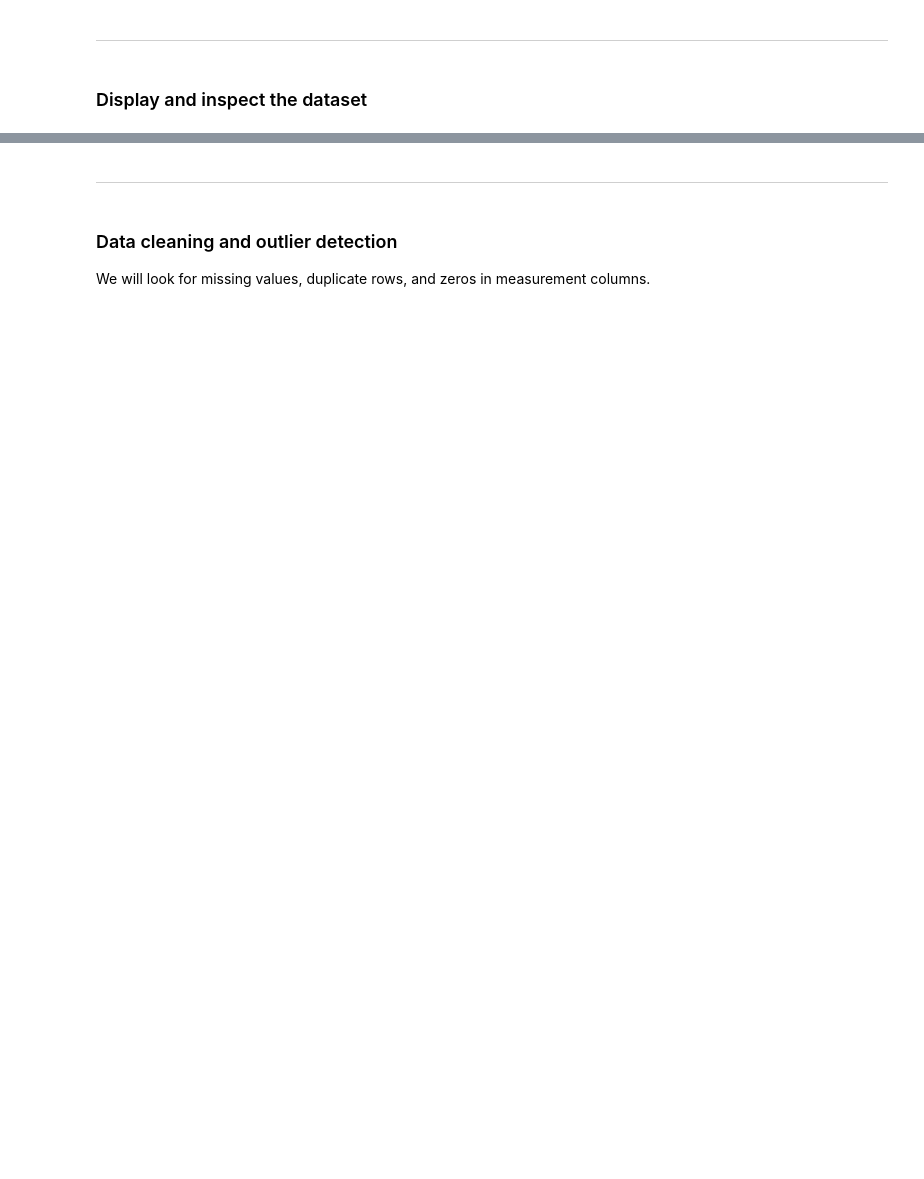
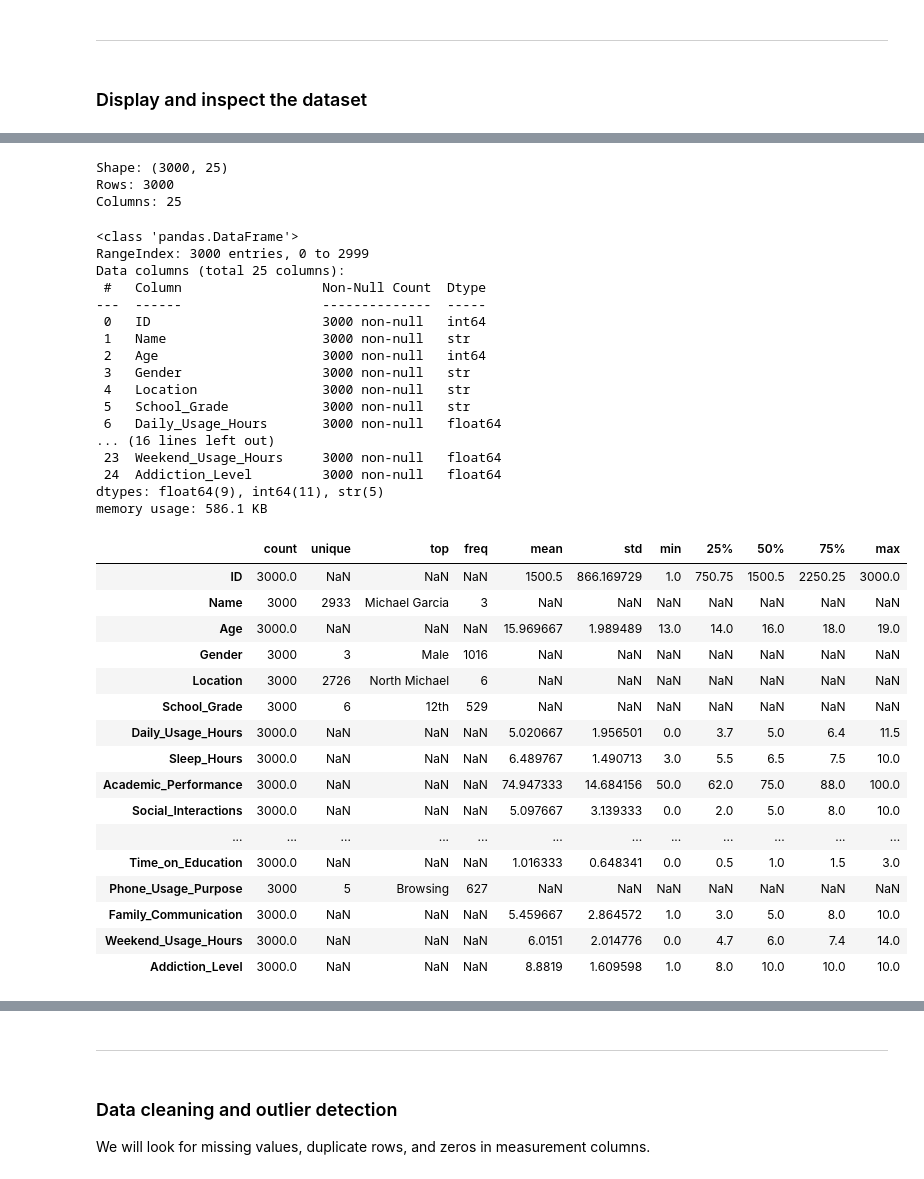
Before and after one commit to nandinidhir22-sudo/eda2, a Jupyter notebook: ph_addiction/phone_addiction_eda.ipynb, the cells around one changed output, grey strips where cells are left out. Cells and saved outputs as stored; diff of their text form; code cells hidden in the pictures; blank space fills up the shorter version.

```diff
--- a/ph_addiction/phone_addiction_eda.ipynb
+++ b/ph_addiction/phone_addiction_eda.ipynb
@@ -22,8 +30,47 @@ df.head()
 # %%
-print("Shape:", df.shape)
-print("Rows:", df.shape[0])
-print("Columns:", df.shape[1])
+print("Shape:", df_raw.shape)
+print("Rows:", df_raw.shape[0])
+print("Columns:", df_raw.shape[1])
+# %% [output]
+Shape: (3000, 25)
+Rows: 3000
+Columns: 25
 # %%
-df.info()
-display(df.describe(include="all").T)
+df_raw.info()
+display(df_raw.describe(include="all").T)
+# %% [output]
+<class 'pandas.DataFrame'>
+RangeIndex: 3000 entries, 0 to 2999
+Data columns (total 25 columns):
+ #   Column                  Non-Null Count  Dtype
+---  ------                  --------------  -----
+ 0   ID                      3000 non-null   int64
+ 1   Name                    3000 non-null   str
+ 2   Age                     3000 non-null   int64
+ 3   Gender                  3000 non-null   str
+ 4   Location                3000 non-null   str
+ 5   School_Grade            3000 non-null   str
+ 6   Daily_Usage_Hours       3000 non-null   float64
+... (16 lines left out)
+ 23  Weekend_Usage_Hours     3000 non-null   float64
+ 24  Addiction_Level         3000 non-null   float64
+dtypes: float64(9), int64(11), str(5)
+memory usage: 586.1 KB
+|  | count | unique | top | freq | mean | std | min | 25% | 50% | 75% | max |
+| ID | 3000.0 | NaN | NaN | NaN | 1500.5 | 866.169729 | 1.0 | 750.75 | 1500.5 | 2250.25 | 3000.0 |
+| Name | 3000 | 2933 | Michael Garcia | 3 | NaN | NaN | NaN | NaN | NaN | NaN | NaN |
+| Age | 3000.0 | NaN | NaN | NaN | 15.969667 | 1.989489 | 13.0 | 14.0 | 16.0 | 18.0 | 19.0 |
+| Gender | 3000 | 3 | Male | 1016 | NaN | NaN | NaN | NaN | NaN | NaN | NaN |
+| Location | 3000 | 2726 | North Michael | 6 | NaN | NaN | NaN | NaN | NaN | NaN | NaN |
+| School_Grade | 3000 | 6 | 12th | 529 | NaN | NaN | NaN | NaN | NaN | NaN | NaN |
+| Daily_Usage_Hours | 3000.0 | NaN | NaN | NaN | 5.020667 | 1.956501 | 0.0 | 3.7 | 5.0 | 6.4 | 11.5 |
+| Sleep_Hours | 3000.0 | NaN | NaN | NaN | 6.489767 | 1.490713 | 3.0 | 5.5 | 6.5 | 7.5 | 10.0 |
+| Academic_Performance | 3000.0 | NaN | NaN | NaN | 74.947333 | 14.684156 | 50.0 | 62.0 | 75.0 | 88.0 | 100.0 |
+| Social_Interactions | 3000.0 | NaN | NaN | NaN | 5.097667 | 3.139333 | 0.0 | 2.0 | 5.0 | 8.0 | 10.0 |
+| ... | ... | ... | ... | ... | ... | ... | ... | ... | ... | ... | ... |
+| Time_on_Education | 3000.0 | NaN | NaN | NaN | 1.016333 | 0.648341 | 0.0 | 0.5 | 1.0 | 1.5 | 3.0 |
+| Phone_Usage_Purpose | 3000 | 5 | Browsing | 627 | NaN | NaN | NaN | NaN | NaN | NaN | NaN |
+| Family_Communication | 3000.0 | NaN | NaN | NaN | 5.459667 | 2.864572 | 1.0 | 3.0 | 5.0 | 8.0 | 10.0 |
+| Weekend_Usage_Hours | 3000.0 | NaN | NaN | NaN | 6.0151 | 2.014776 | 0.0 | 4.7 | 6.0 | 7.4 | 14.0 |
+| Addiction_Level | 3000.0 | NaN | NaN | NaN | 8.8819 | 1.609598 | 1.0 | 8.0 | 10.0 | 10.0 | 10.0 |
 # %%
```
Also changed, not shown: parts of 23 cells of this notebook.
